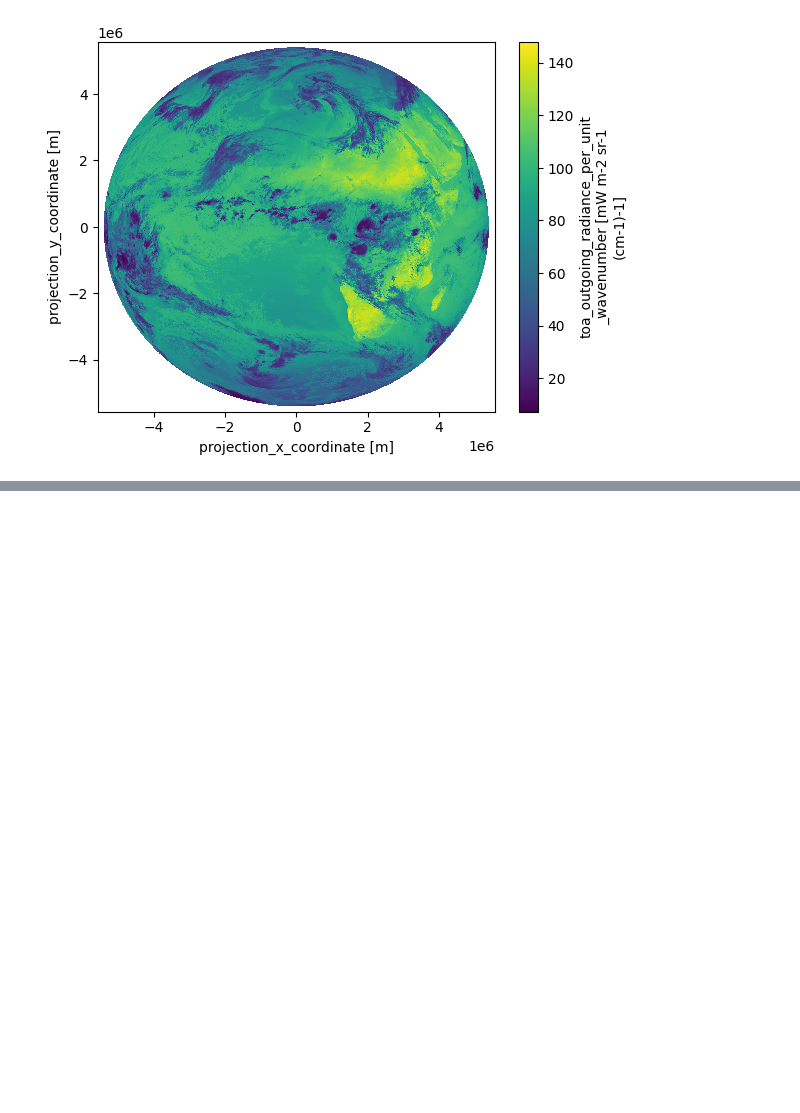
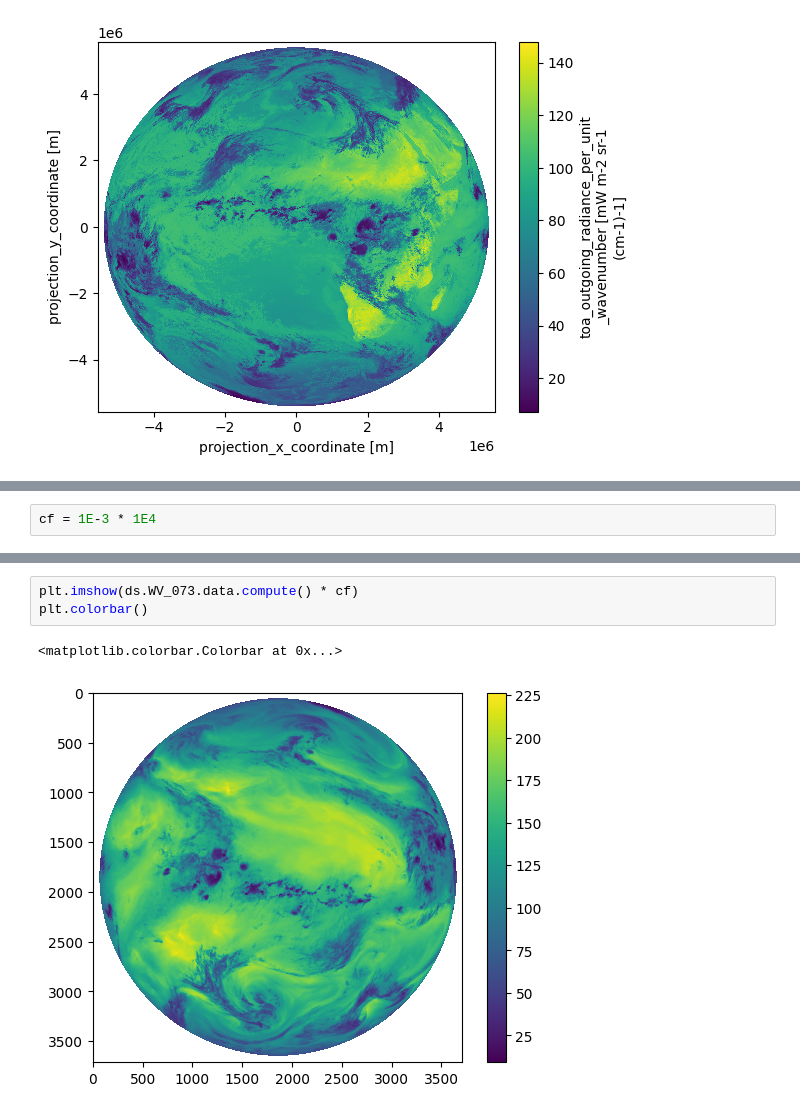
Before and after one commit to spaceml-org/rs_tools, a Jupyter notebook: notebooks/dev/msg/0.3-MSG-visualization.ipynb, the cells around one changed output, grey strips where cells are left out. Cells and saved outputs as stored; diff of their text form; blank space fills up the shorter version.

```diff
--- a/notebooks/dev/msg/0.3-MSG-visualization.ipynb
+++ b/notebooks/dev/msg/0.3-MSG-visualization.ipynb
@@ -116,0 +141,2 @@ ds.IR_108.plot()
+# %%
+cf = 1E-3 * 1E4
@@ -116,0 +149,6 @@ ds.IR_108.plot()
+# %%
+plt.imshow(ds.WV_073.data.compute() * cf)
+plt.colorbar()
+# %% [output]
+<matplotlib.colorbar.Colorbar at 0x...>
+[figure, added]
```
Also changed, not shown: parts of 5 cells of this notebook, 1 other file.
